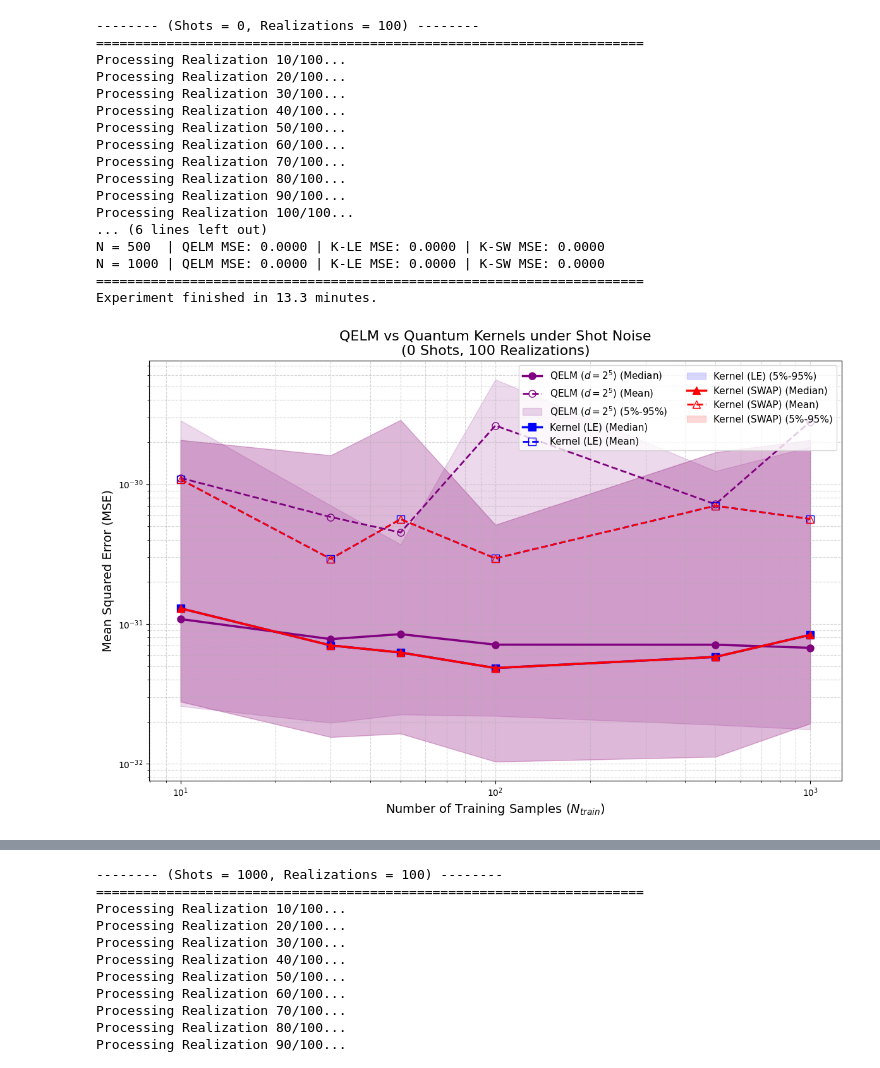
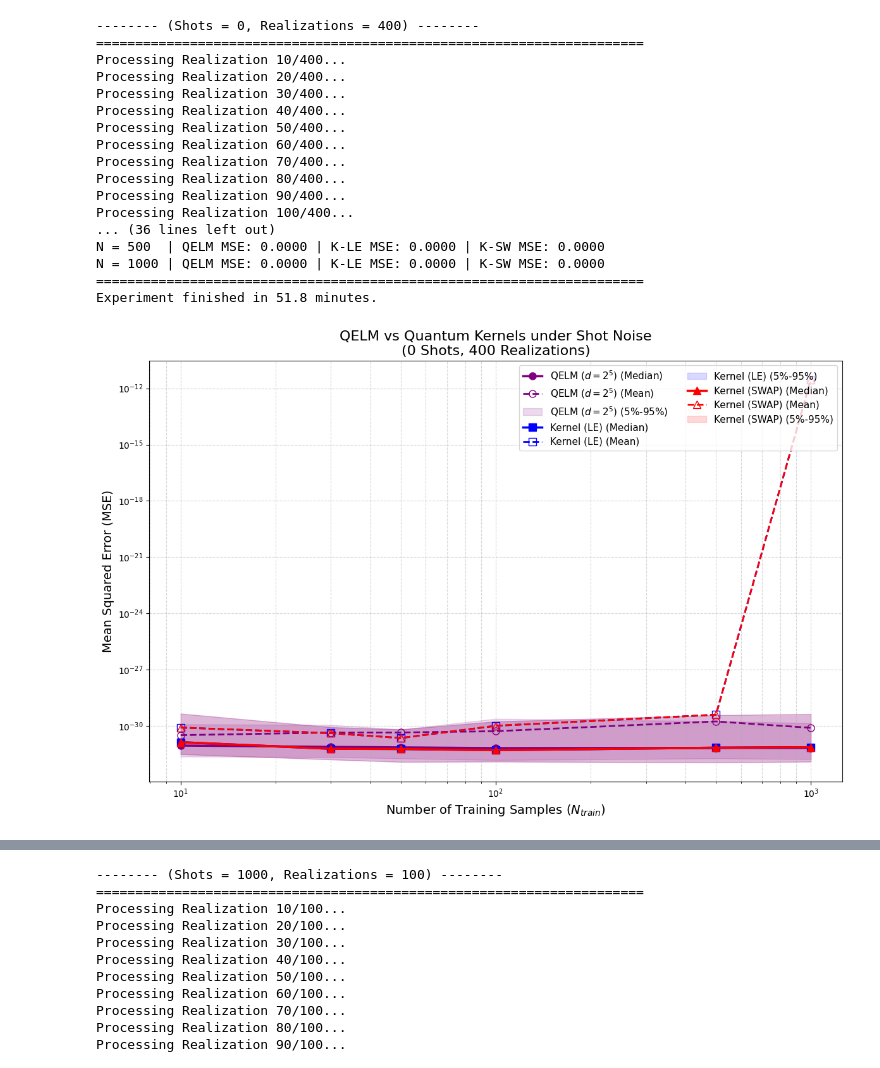
Before and after one commit to gianmarco-f/ML, a Jupyter notebook: QELMvsKER/Results2.ipynb, the cells around one changed output, grey strips where cells are left out. Cells and saved outputs as stored; diff of their text form; code cells hidden in the pictures.

```diff
--- a/QELMvsKER/Results2.ipynb
+++ b/QELMvsKER/Results2.ipynb
@@ -10,9 +13,9 @@ import time
 # %%
 ####### Settings #########
-N_train_list = [10, 30, 50, 100, 500, 1000,]
+N_train_list = [10, 30, 50, 100, 500, 1000]
 N_max = max(N_train_list)  # Find the largest dataset size needed
 N_test = 100
-num_realizations = 200
+num_realizations = 400
 num_shots = 0
 
 reg_lambda = 0
@@ -153,47 +156,47 @@ for model in results_mean.keys():
     q95_arr = np.array(quantiles_95[model])
 
     # 1. Plot the Median (Solid line)
     plt.plot(N_arr, median_arr, label=f'{labels[model]} (Median)', color=colors[model],
              marker=markers[model], linestyle='-', linewidth=2.5, markersize=8)
 
     # 2. Plot the Mean (Dashed line, empty markers to differentiate from median)
     plt.plot(N_arr, mean_arr, label=f'{labels[model]} (Mean)', color=colors[model],
              marker=markers[model], linestyle='--', linewidth=2.0, markersize=8, fillstyle='none')
 
     # 3. Fill between 5% and 95% quantiles
     plt.fill_between(N_arr, q5_arr, q95_arr, color=colors[model], alpha=0.15,
                      label=f'{labels[model]} (5%-95%)')
 
 plt.xscale('log')
 plt.yscale('log')
 plt.xlabel('Number of Training Samples ($N_{train}$)', fontsize=14)
 plt.ylabel('Mean Squared Error (MSE)', fontsize=14)
 plt.title(f'QELM vs Quantum Kernels under Shot Noise\n({num_shots} Shots, {num_realizations} Realizations)', fontsize=16)
 plt.grid(True, which="both", ls="--", alpha=0.5)
 
 # Place legend outside the plot if it gets too crowded, or use 2 columns
 plt.legend(fontsize=11, ncol=2, loc='upper right')
 plt.tight_layout()
 plt.show()
 # %% [output]
--------- (Shots = 0, Realizations = 100) --------
+-------- (Shots = 0, Realizations = 400) --------
 ======================================================================
-Processing Realization 10/100...
-Processing Realization 20/100...
-Processing Realization 30/100...
-Processing Realization 40/100...
-Processing Realization 50/100...
-Processing Realization 60/100...
-Processing Realization 70/100...
-Processing Realization 80/100...
-Processing Realization 90/100...
-Processing Realization 100/100...
-... (6 lines left out)
+Processing Realization 10/400...
+Processing Realization 20/400...
+Processing Realization 30/400...
+Processing Realization 40/400...
+Processing Realization 50/400...
+Processing Realization 60/400...
+Processing Realization 70/400...
+Processing Realization 80/400...
+Processing Realization 90/400...
+Processing Realization 100/400...
+... (36 lines left out)
 N = 500  | QELM MSE: 0.0000 | K-LE MSE: 0.0000 | K-SW MSE: 0.0000
 N = 1000 | QELM MSE: 0.0000 | K-LE MSE: 0.0000 | K-SW MSE: 0.0000
 ======================================================================
-Experiment finished in 13.3 minutes.
+Experiment finished in 51.8 minutes.
-[figure, old version]
+[figure, new version]
 # %%
 import time
 import numpy as np
```
Also changed, not shown: parts of 4 cells of this notebook.
